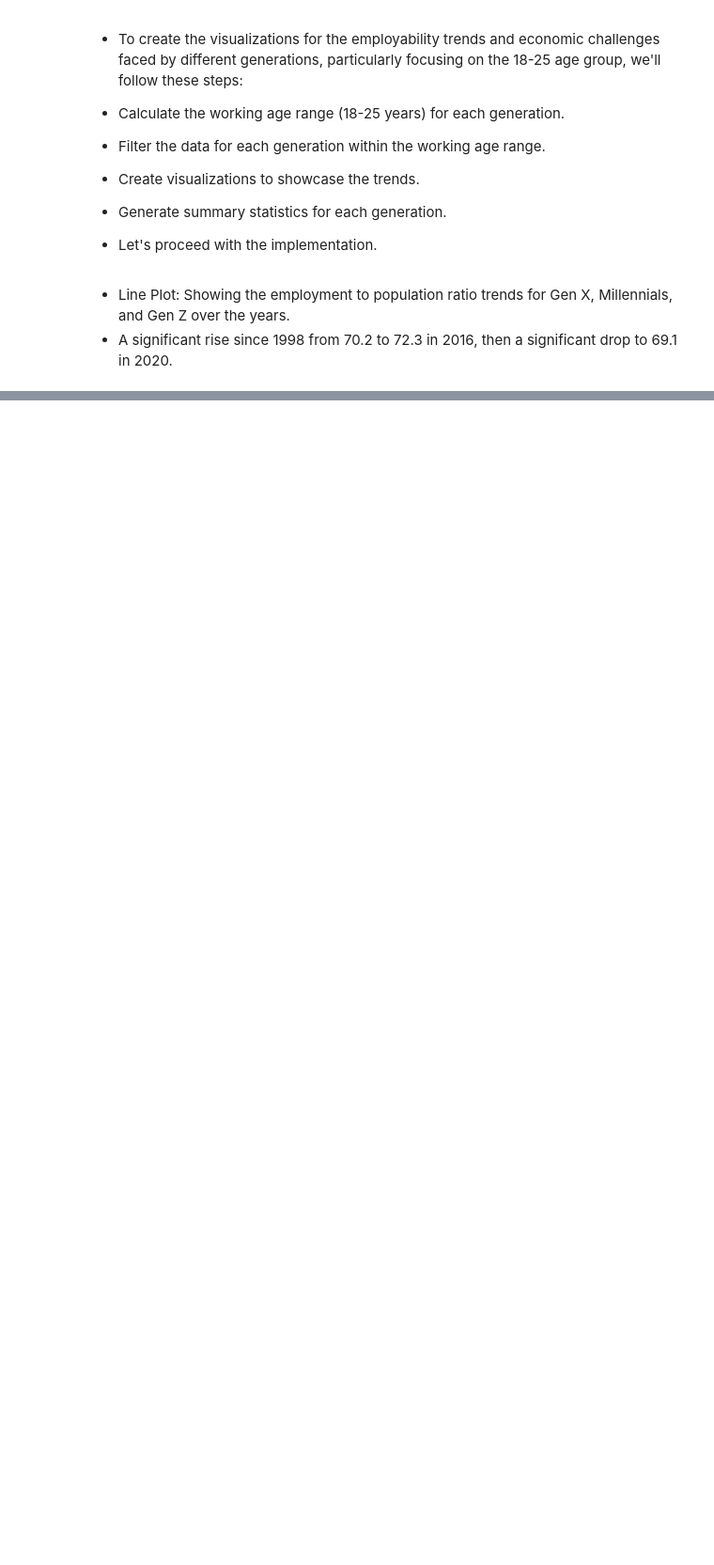
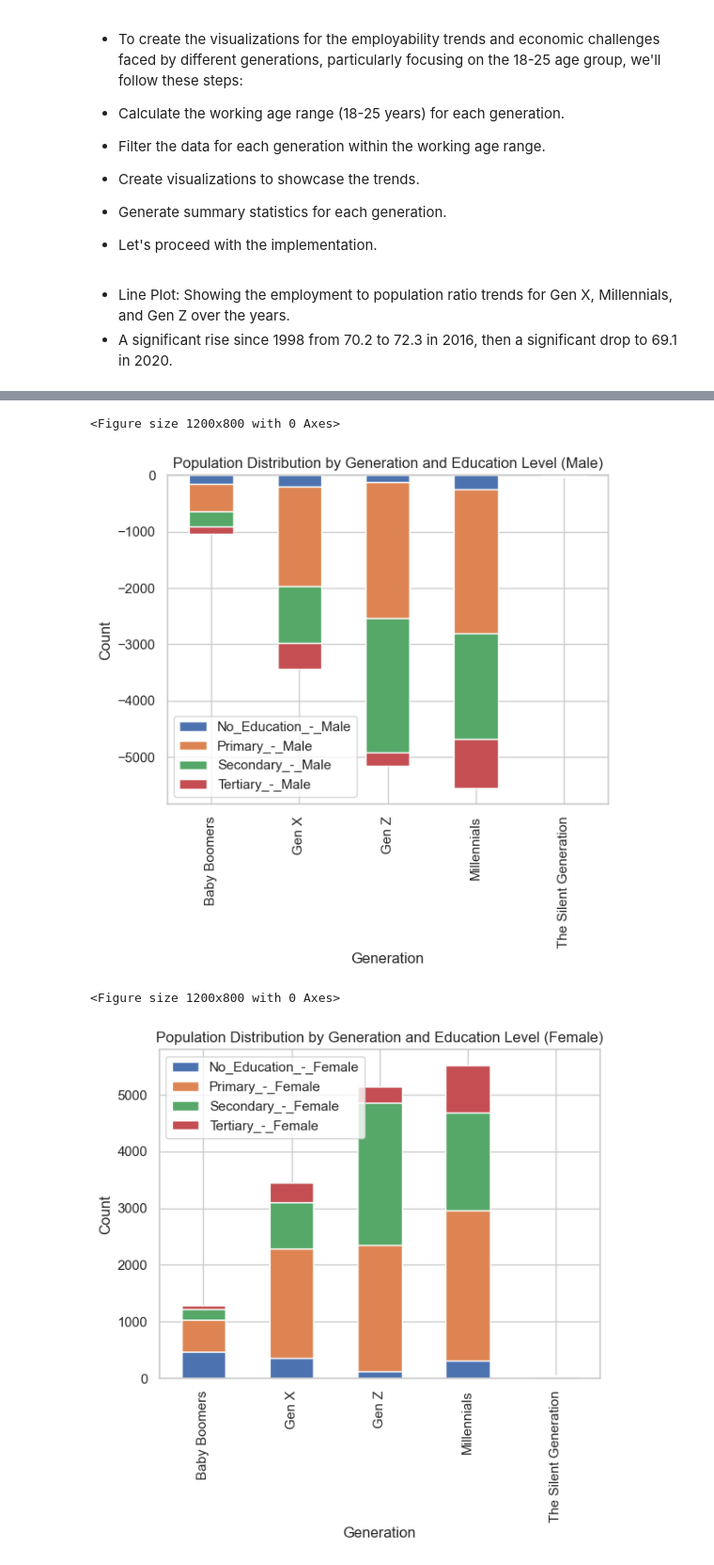
Before and after one commit to VAL-Jerono/Wa_zii, a Jupyter notebook: zee.ipynb, the cells around one changed output, grey strips where cells are left out. Shown at 94% size. Cells and saved outputs as stored; diff of their text form; code cells hidden in the pictures; blank space fills up the shorter version.

```diff
--- a/zee.ipynb
+++ b/zee.ipynb
@@ -357,0 +587,21 @@ plt.show()
+# %%
+# Plot for Male
+plt.figure(figsize=(12, 8))
+age_sex_distribution_male.plot(x='Generation', kind='bar', stacked=True)
+plt.title('Population Distribution by Generation and Education Level (Male)')
+plt.xlabel('Generation')
+plt.ylabel('Count')
+plt.show()
+
+# Plot for Female
+plt.figure(figsize=(12, 8))
+age_sex_distribution_female.plot(x='Generation', kind='bar', stacked=True)
+plt.title('Population Distribution by Generation and Education Level (Female)')
+plt.xlabel('Generation')
+plt.ylabel('Count')
+plt.show()
+# %% [output]
+<Figure size 1200x800 with 0 Axes>
+[figure, added]
+<Figure size 1200x800 with 0 Axes>
+[figure, added]
```
Also changed, not shown: parts of 23 cells of this notebook.
